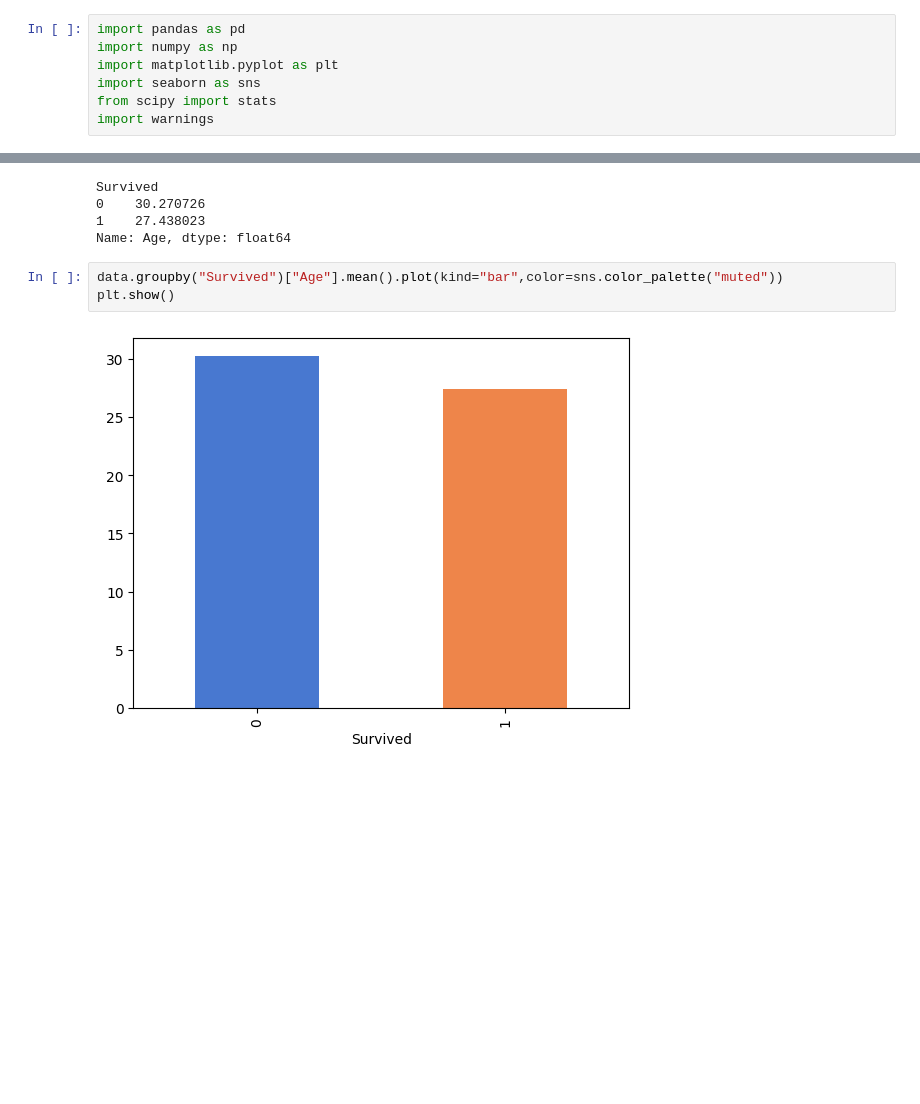
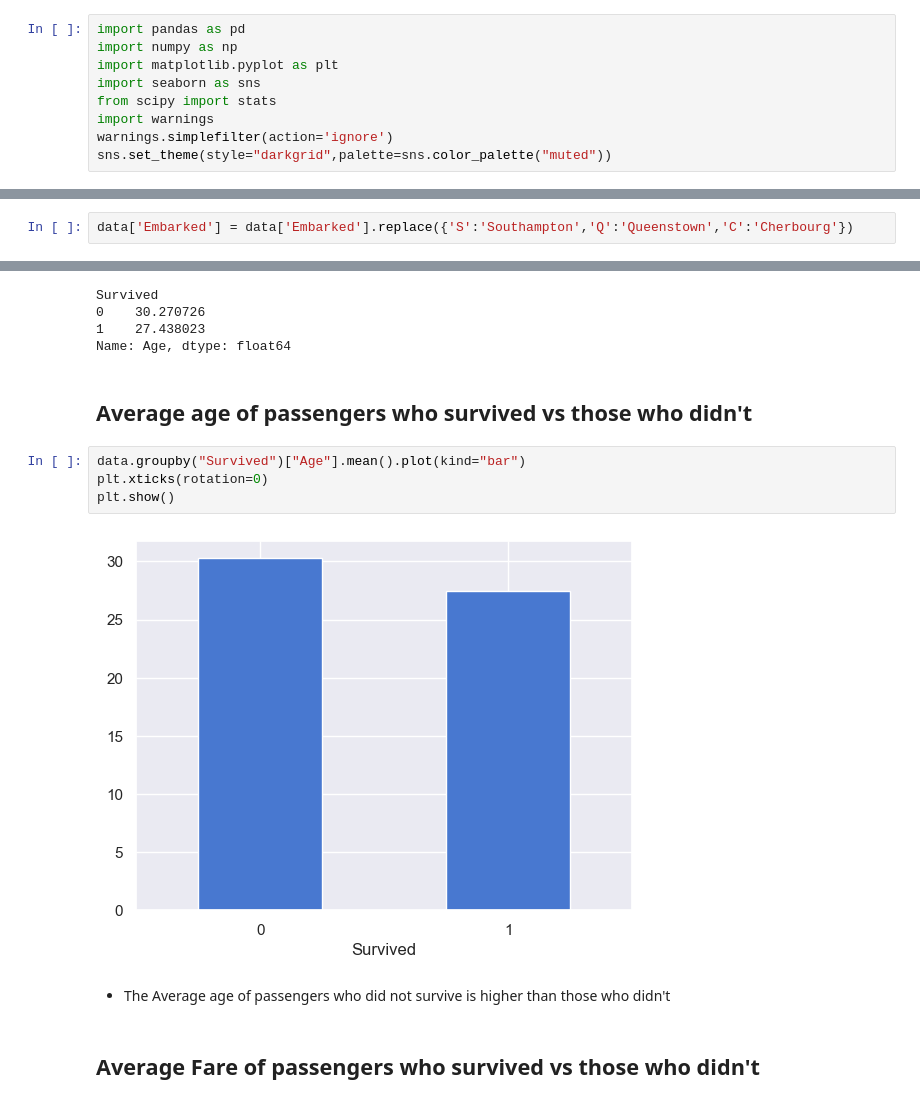
Before and after one commit to Daiaa-K/CODSOFT, a Jupyter notebook: Titanic EDA and prediction/Titanic survivors EDA and prediction.ipynb, the cells around one changed output, grey strips where cells are left out. Drawn from its saved outputs; the diff is of its cells as text; blank space fills up the shorter version.

```diff
--- a/Titanic EDA and prediction/Titanic survivors EDA and prediction.ipynb
+++ b/Titanic EDA and prediction/Titanic survivors EDA and prediction.ipynb
@@ -7,6 +7,8 @@ import matplotlib.pyplot as plt
 import seaborn as sns
 from scipy import stats
 import warnings
+warnings.simplefilter(action='ignore')
+sns.set_theme(style="darkgrid",palette=sns.color_palette("muted"))
 # %%
 data = pd.read_csv("Titanic-Dataset.csv")
 # %% [markdown]
@@ -63,6 +69,8 @@ Fare             0
 Cabin          687
 Embarked         2
 dtype: int64
+# %%
+data['Embarked'] = data['Embarked'].replace({'S':'Southampton','Q':'Queenstown','C':'Cherbourg'})
 # %% [markdown]
 ## Removing unnecessary columns
 # %%
@@ -177,8 +193,15 @@ Survived
 0    30.270726
 1    27.438023
 Name: Age, dtype: float64
+# %% [markdown]
+## Average age of passengers who survived vs those who didn't
 # %%
-data.groupby("Survived")["Age"].mean().plot(kind="bar",color=sns.color_palette("muted"))
+data.groupby("Survived")["Age"].mean().plot(kind="bar")
+plt.xticks(rotation=0)
 plt.show()
 # %% [output]
-[figure, old version]
+[figure, new version]
+# %% [markdown]
+* The Average age of passengers who did not survive is higher than those who didn't
+# %% [markdown]
+## Average Fare of passengers who survived vs those who didn't
```
Also changed, not shown: parts of 51 cells of this notebook.
